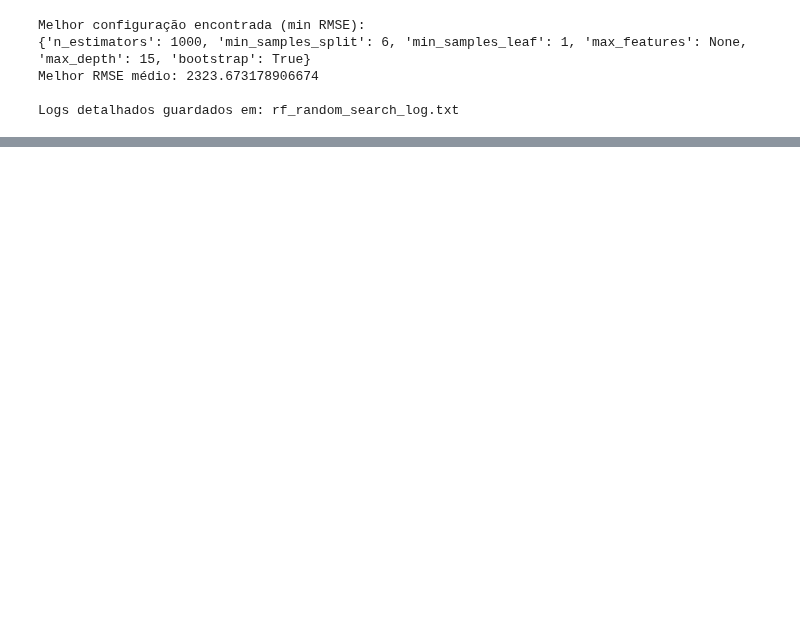
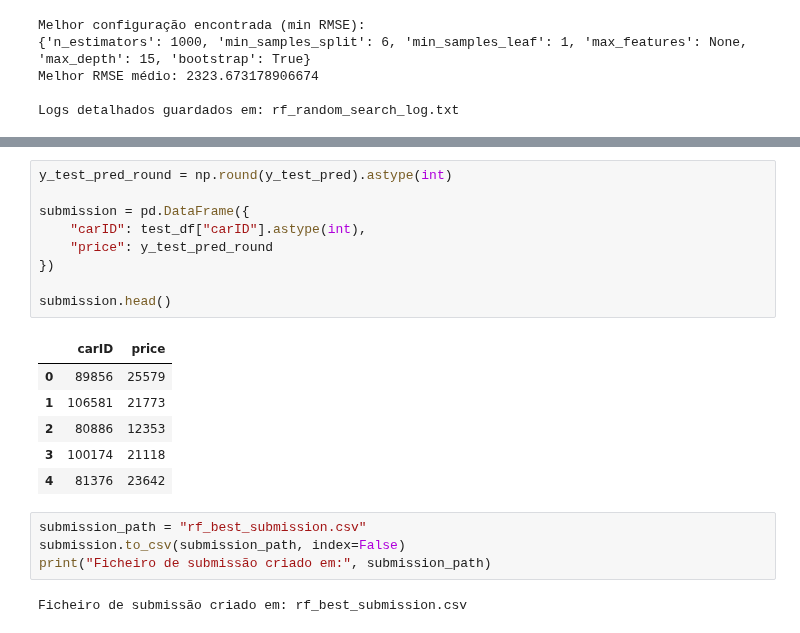
Before and after one commit to franciscasf/Machine-Learning-G51, a Jupyter notebook: notebooks/model_assessment_optimazation/05_3_RandomForest.ipynb, the cells around one changed output, grey strips where cells are left out. Drawn from its saved outputs; the diff is of its cells as text; blank space fills up the shorter version.

```diff
--- a/notebooks/model_assessment_optimazation/05_3_RandomForest.ipynb
+++ b/notebooks/model_assessment_optimazation/05_3_RandomForest.ipynb
@@ -378,0 +577,22 @@ Logs detalhados guardados em: rf_random_search_log.txt
+# %%
+y_test_pred_round = np.round(y_test_pred).astype(int)
+
+submission = pd.DataFrame({
+    "carID": test_df["carID"].astype(int),
+    "price": y_test_pred_round
+})
+
+submission.head()
+# %% [output]
+|  | carID | price |
+| 0 | 89856 | 25579 |
+| 1 | 106581 | 21773 |
+| 2 | 80886 | 12353 |
+| 3 | 100174 | 21118 |
+| 4 | 81376 | 23642 |
+# %%
+submission_path = "rf_best_submission.csv"
+submission.to_csv(submission_path, index=False)
+print("Ficheiro de submissão criado em:", submission_path)
+# %% [output]
+Ficheiro de submissão criado em: rf_best_submission.csv
```
Also changed, not shown: parts of 2 cells of this notebook, 3 other files.
